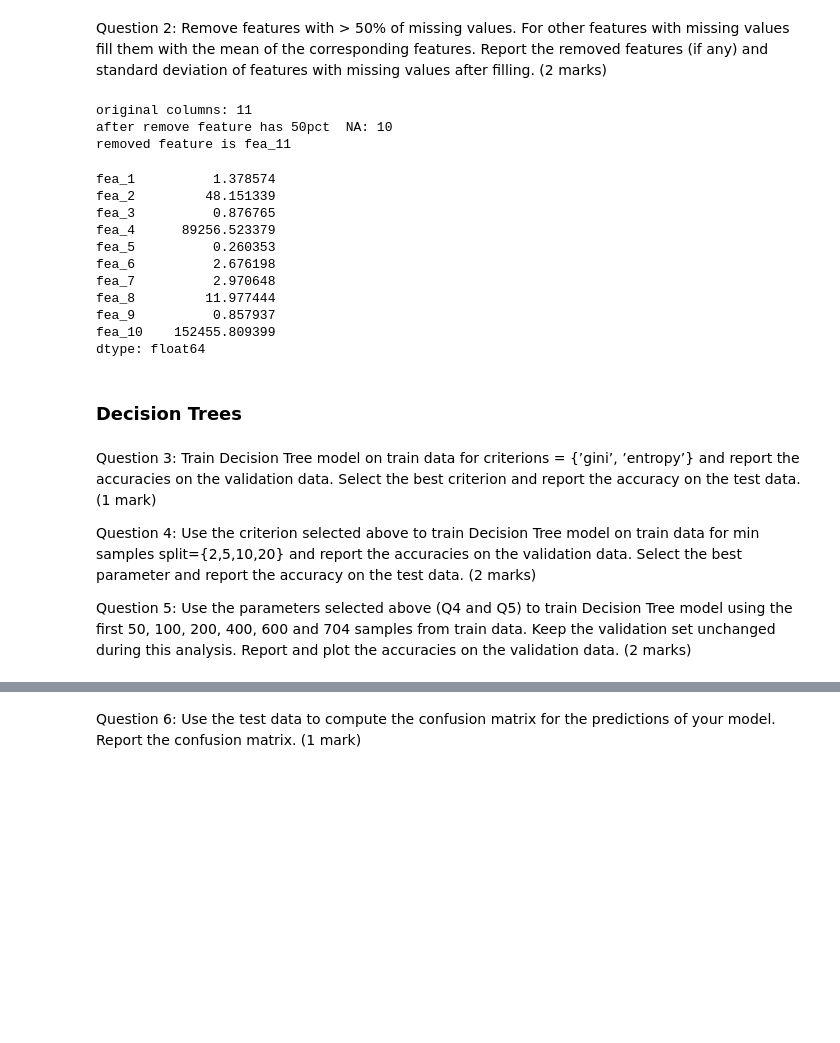
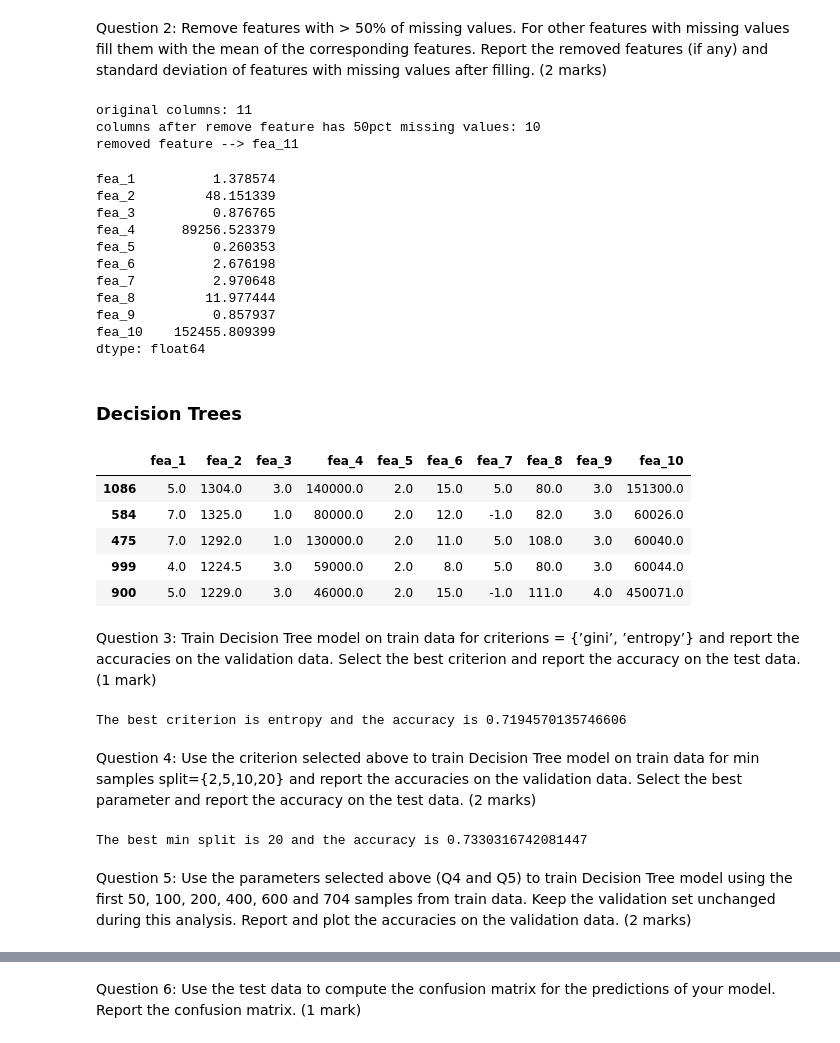
Before and after one commit to finateautomata/DataScience-IntroToML, a Jupyter notebook: Assignment/assignment 1/HM1_TengFei.ipynb, the cells around one changed output, grey strips where cells are left out. Cells and saved outputs as stored; diff of their text form; code cells hidden in the pictures; blank space fills up the shorter version.

```diff
--- a/Assignment/assignment 1/HM1_TengFei.ipynb
+++ b/Assignment/assignment 1/HM1_TengFei.ipynb
@@ -48,17 +48,17 @@ print('original columns: %s' % len(dat_remove_7_missing.columns))
 
 dat_remove_50pct = dat_remove_7_missing.dropna(thresh=0.5 * len(dat_remove_7_missing), axis='columns')
 dat_fill_mean = dat_remove_50pct.fillna(dat_remove_50pct.mean())
-print('after remove feature has 50pct  NA: %s' % len(dat_remove_50pct.columns))
+print('columns after remove feature has 50pct missing values: %s' % len(dat_remove_50pct.columns))
 
 for feature in dat_remove_7_missing.columns:
     if feature not in dat_fill_mean.columns:
-        print('removed feature is %s' % feature)
+        print('removed feature --> %s' % feature)
 
 dat_fill_mean.std()
 # %% [output]
 original columns: 11
-after remove feature has 50pct  NA: 10
-removed feature is fea_11
+columns after remove feature has 50pct missing values: 10
+removed feature --> fea_11
 fea_1          1.378574
 fea_2         48.151339
 fea_3          0.876765
@@ -72,3 +72,21 @@ fea_10    152455.809399
 dtype: float64
 # %% [markdown]
 ### Decision Trees
+# %%
+train_feature = pd.read_csv('data/customer_data_train.csv', index_col=0)
+train_label = pd.read_csv('data/customer_data_train_labels.csv', index_col=0)
+
+test_feature = pd.read_csv('data/customer_data_test.csv', index_col=0)
+test_label = pd.read_csv('data/customer_data_test_labels.csv', index_col=0)
+
+valid_feature = pd.read_csv('data/customer_data_valid.csv', index_col=0)
+valid_label = pd.read_csv('data/customer_data_valid_labels.csv', index_col=0)
+
+valid_feature.head()
+# %% [output]
+|  | fea_1 | fea_2 | fea_3 | fea_4 | fea_5 | fea_6 | fea_7 | fea_8 | fea_9 | fea_10 |
+| 1086 | 5.0 | 1304.0 | 3.0 | 140000.0 | 2.0 | 15.0 | 5.0 | 80.0 | 3.0 | 151300.0 |
+| 584 | 7.0 | 1325.0 | 1.0 | 80000.0 | 2.0 | 12.0 | -1.0 | 82.0 | 3.0 | 60026.0 |
+| 475 | 7.0 | 1292.0 | 1.0 | 130000.0 | 2.0 | 11.0 | 5.0 | 108.0 | 3.0 | 60040.0 |
+| 999 | 4.0 | 1224.5 | 3.0 | 59000.0 | 2.0 | 8.0 | 5.0 | 80.0 | 3.0 | 60044.0 |
+| 900 | 5.0 | 1229.0 | 3.0 | 46000.0 | 2.0 | 15.0 | -1.0 | 111.0 | 4.0 | 450071.0 |
@@ -75,6 +97,42 @@ dtype: float64
+# %% [markdown]
+Question 3: Train Decision Tree model on train data for criterions = {’gini’, ’entropy’} and report the accuracies on the validation data. Select the best criterion and report the accuracy on the test data. (1 mark)
+# %%
+bestAcc = 0
+bestCri = ''
+
+for cri in criterions:
+
+    clf = DecisionTreeClassifier(criterion=cri, random_state=34)
+    clf.fit(train_feature, train_label)
+    predictions = clf.predict(test_feature)
+    accuracy = accuracy_score(test_label, predictions)
+
+    if accuracy > bestAcc:
+        bestAcc = accuracy
+        bestCri = cri
+
+print(f'The best criterion is {bestCri} and the accuracy is {bestAcc}')
+# %% [output]
+The best criterion is entropy and the accuracy is 0.7194570135746606
+# %% [markdown]
+Question 4: Use the criterion selected above to train Decision Tree model on train data for min samples split={2,5,10,20} and report the accuracies on the validation data. Select the best parameter and report the accuracy on the test data. (2 marks)
+# %%
+bestAcc = 0
+bestMinSplit = 0
+
+for minsplit in min_split:
+
+    clf = DecisionTreeClassifier(criterion='entropy', min_samples_split=minsplit, random_state=34)
+    clf.fit(train_feature, train_label)
+    predictions = clf.predict(test_feature)
+    accuracy = accuracy_score(test_label, predictions)
+
+    if accuracy > bestAcc:
+        bestAcc = accuracy
+        bestMinSplit = minsplit
+
+print(f'The best min split is {bestMinSplit} and the accuracy is {bestAcc}')
+# %% [output]
+The best min split is 20 and the accuracy is 0.7330316742081447
 # %% [markdown]
-Question 3: Train Decision Tree model on train data for criterions = {’gini’, ’entropy’} and report the accuracies on the validation data. Select the best criterion and report the accuracy on the test data. (1 mark)
-
-Question 4: Use the criterion selected above to train Decision Tree model on train data for min samples split={2,5,10,20} and report the accuracies on the validation data. Select the best parameter and report the accuracy on the test data. (2 marks)
-
 Question 5: Use the parameters selected above (Q4 and Q5) to train Decision Tree model using the first 50, 100, 200, 400, 600 and 704 samples from train data. Keep the validation set unchanged during this analysis. Report and plot the accuracies on the validation data. (2 marks)
```
Also changed, not shown: parts of 15 cells of this notebook, 4 other files.
